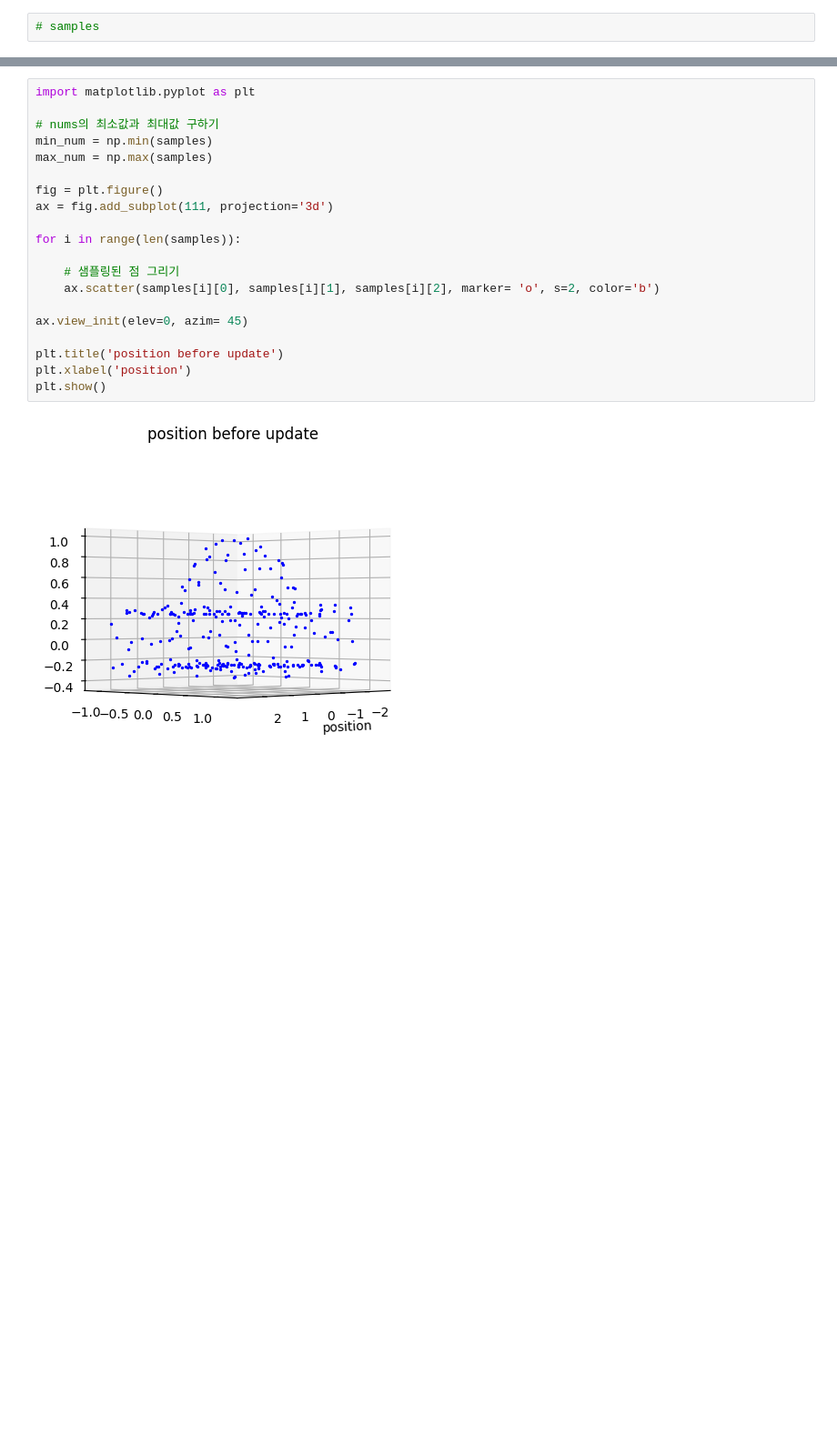
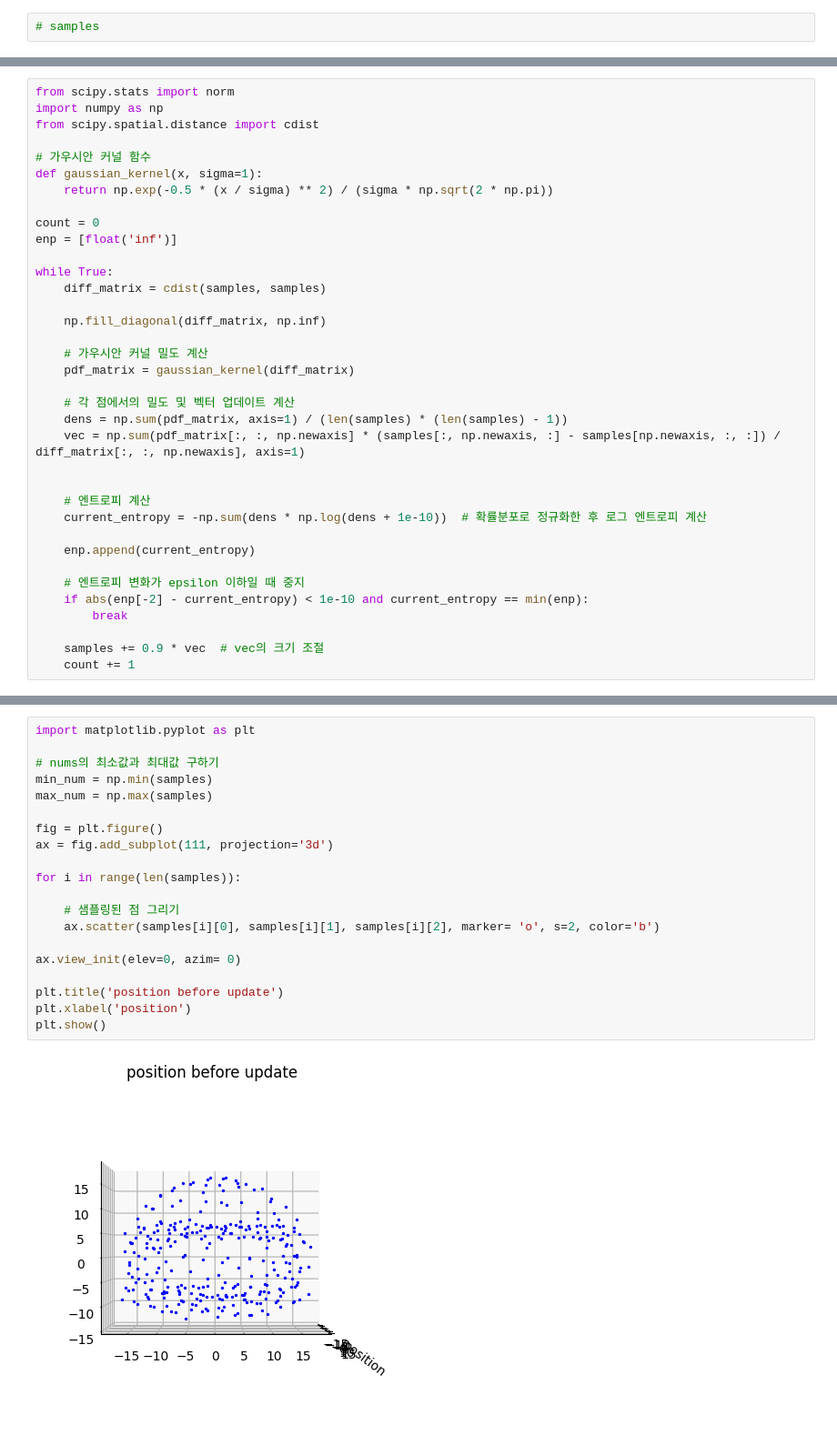
Before and after one commit to vinca0224/3D, a Jupyter notebook: uniform3d.ipynb, the cells around one changed output, grey strips where cells are left out. Shown at 91% size. Cells and saved outputs as stored; diff of their text form; blank space fills up the shorter version.

```diff
--- a/uniform3d.ipynb
+++ b/uniform3d.ipynb
@@ -75,0 +76,36 @@ while count < 100:
+# %%
+from scipy.stats import norm
+import numpy as np
+from scipy.spatial.distance import cdist
+
+# 가우시안 커널 함수
+def gaussian_kernel(x, sigma=1):
+    return np.exp(-0.5 * (x / sigma) ** 2) / (sigma * np.sqrt(2 * np.pi))
+
+count = 0
+enp = [float('inf')]
+
+while True:
+    diff_matrix = cdist(samples, samples)
+
+    np.fill_diagonal(diff_matrix, np.inf)
+
+    # 가우시안 커널 밀도 계산
+    pdf_matrix = gaussian_kernel(diff_matrix)
+
+    # 각 점에서의 밀도 및 벡터 업데이트 계산
+    dens = np.sum(pdf_matrix, axis=1) / (len(samples) * (len(samples) - 1))
+    vec = np.sum(pdf_matrix[:, :, np.newaxis] * (samples[:, np.newaxis, :] - samples[np.newaxis, :, :]) / diff_matrix[:, :, np.newaxis], axis=1)
+
+
+    # 엔트로피 계산
+    current_entropy = -np.sum(dens * np.log(dens + 1e-10))  # 확률분포로 정규화한 후 로그 엔트로피 계산
+
+    enp.append(current_entropy)
+
+    # 엔트로피 변화가 epsilon 이하일 때 중지
+    if abs(enp[-2] - current_entropy) < 1e-10 and current_entropy == min(enp):
+        break
+
+    samples += 0.9 * vec  # vec의 크기 조절
+    count += 1
@@ -76,22 +119,22 @@ while count < 100:
 # %%
 import matplotlib.pyplot as plt
 
 # nums의 최소값과 최대값 구하기
 min_num = np.min(samples)
 max_num = np.max(samples)
 
 fig = plt.figure()
 ax = fig.add_subplot(111, projection='3d')
 
 for i in range(len(samples)):
 
     # 샘플링된 점 그리기
     ax.scatter(samples[i][0], samples[i][1], samples[i][2], marker= 'o', s=2, color='b')
 
-ax.view_init(elev=0, azim= 45)
+ax.view_init(elev=0, azim= 0)
 
 plt.title('position before update')
 plt.xlabel('position')
 plt.show()
 # %% [output]
-[figure, old version]
+[figure, new version]
```
Also changed, not shown: parts of 3 cells of this notebook, 4 other files.
